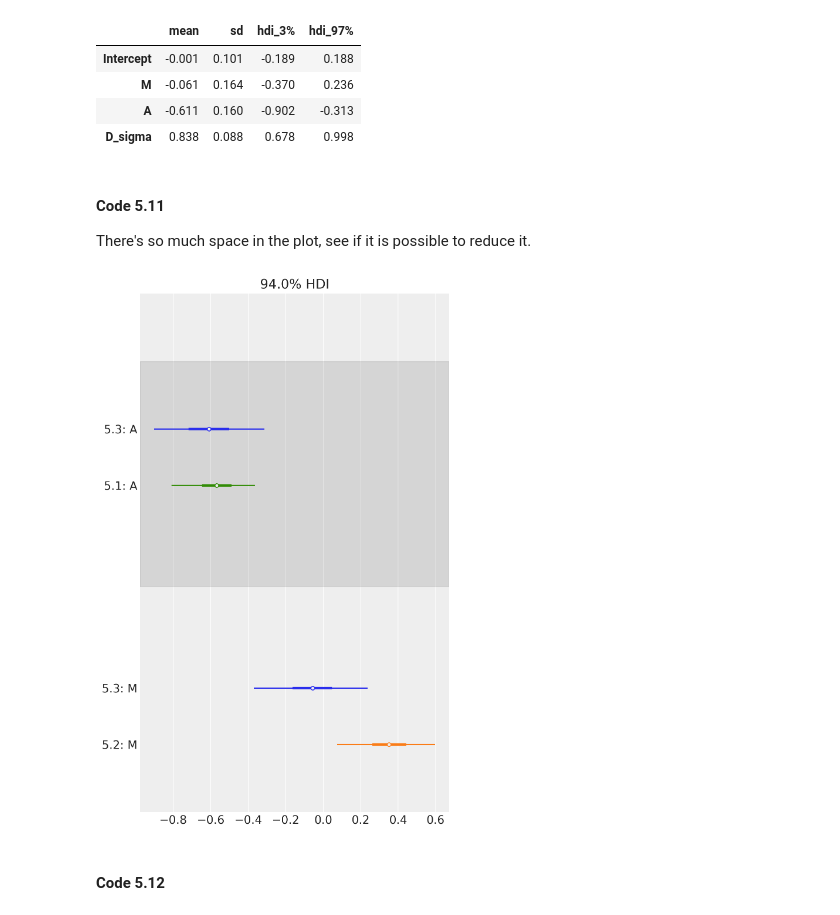
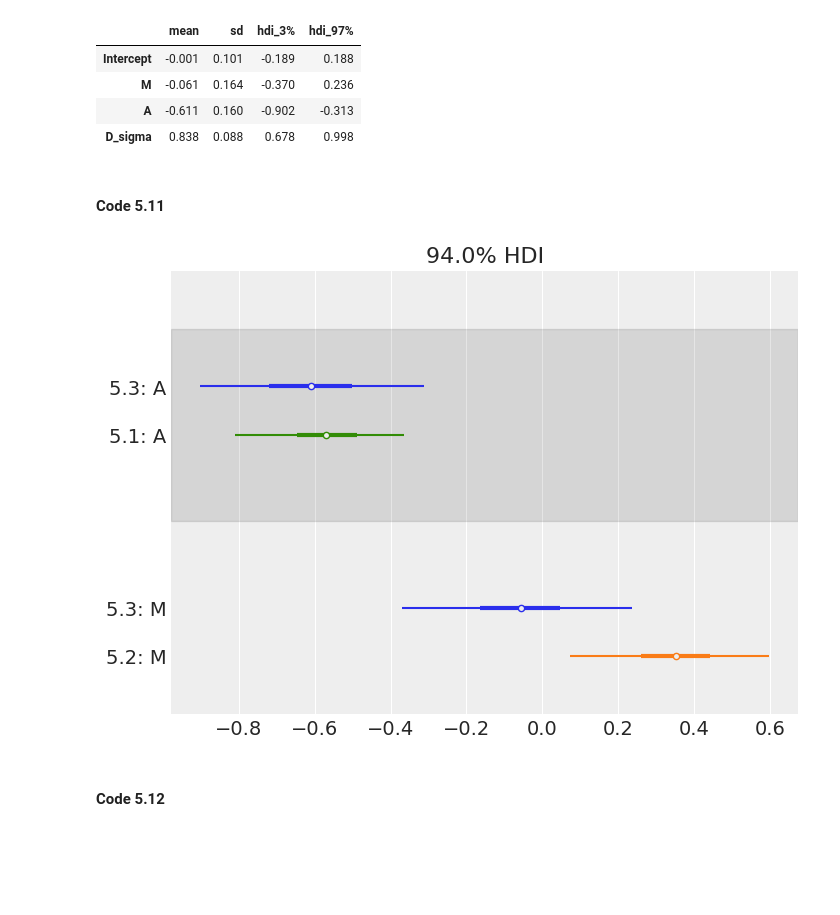
Before and after one commit to bambinos/educational-resources, a Jupyter notebook: Rethinking/Chp_05.ipynb, the cells around one changed output. Saved outputs shown, nothing was run; the diff lists cells and outputs as text; code cells hidden in the pictures; blank space fills up the shorter version.

```diff
--- a/Rethinking/Chp_05.ipynb
+++ b/Rethinking/Chp_05.ipynb
@@ -205,23 +214,22 @@ az.summary(results_5_3, kind="stats")
 | M | -0.061 | 0.164 | -0.370 | 0.236 |
 | A | -0.611 | 0.160 | -0.902 | -0.313 |
 | D_sigma | 0.838 | 0.088 | 0.678 | 0.998 |
-# %% [markdown]
-#### Code 5.11
-
-There's so much space in the plot, see if it is possible to reduce it.
+# %% [markdown]
+#### Code 5.11
 # %%
 az.plot_forest(
     [
         results_5_3,
         results_5_2,
         results_5_1,
     ],
     model_names=["5.3", "5.2", "5.1"],
     var_names=["A", "M"],
     combined=True,
+    figsize=(7, 5)
 );
 # %% [output]
-[figure, old version]
+[figure, new version]
 # %% [markdown]
 #### Code 5.12
 # %%
```
Also changed, not shown: parts of 44 cells of this notebook.
